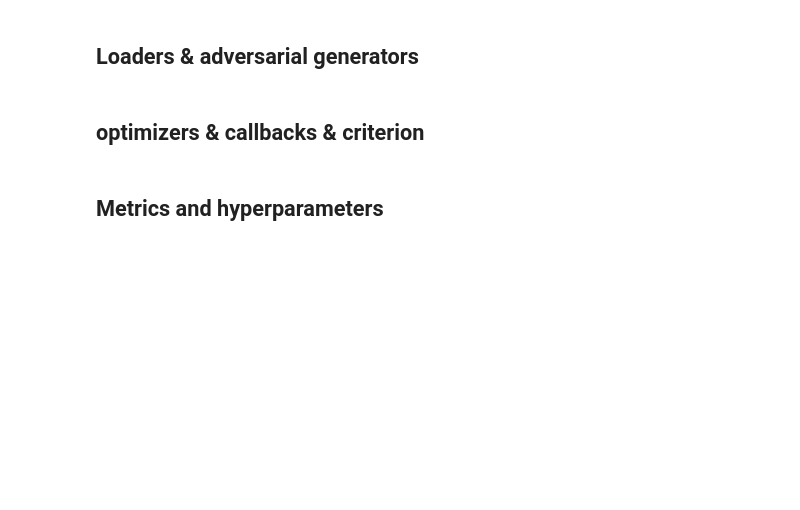
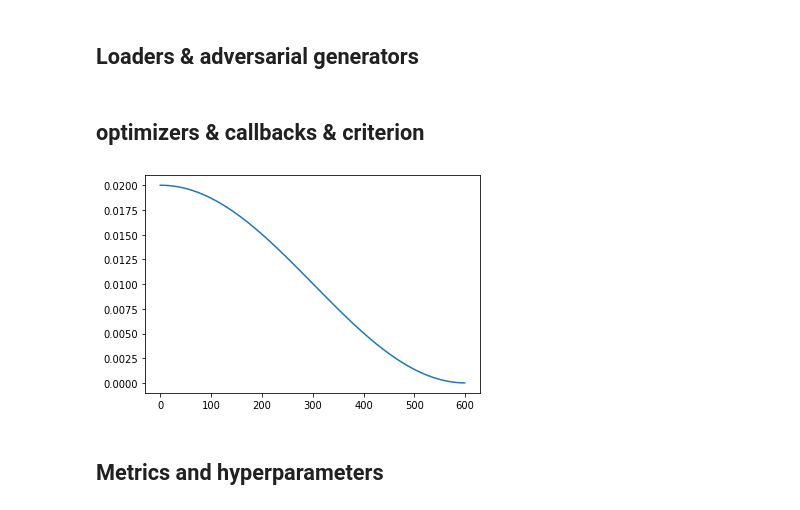
Before and after one commit to lcances/Deep-Co-Training, a Jupyter notebook: notebooks/co-training.ipynb, the cells around one changed output. Cells and saved outputs as stored; diff of their text form; code cells hidden in the pictures; blank space fills up the shorter version.

```diff
--- a/notebooks/co-training.ipynb
+++ b/notebooks/co-training.ipynb
@@ -438,6 +425,7 @@ adv_generator_2 = GradientSignAttack(
 ## optimizers & callbacks & criterion
 # %%
 params = m1.parameters()
+args.base_lr = 0.01
 optimizer = optim.SGD(params, lr=args.base_lr, momentum=args.momentum, weight_decay=args.decay)
 
 lr_lambda = lambda epoch: (1.0 + math.cos((epoch-1)*math.pi/args.epochs))
@@ -446,6 +434,16 @@ lr_scheduler = LambdaLR(optimizer, lr_lambda)
 criterion = nn.CrossEntropyLoss()
 
 callbacks = [lr_scheduler]
+# %%
+lr_lambda = lambda epoch: (1.0 + math.cos((epoch-1)*math.pi/args.epochs))
+
+x = np.arange(600)
+
+import matplotlib.pyplot as plt
+plt.plot([args.base_lr * lr_lambda(i) for i in x])
+plt.show()
+# %% [output]
+[figure, added]
 # %% [markdown]
 ## Metrics and hyperparameters
 # %%
```
Also changed, not shown: parts of 4 cells of this notebook, 8 other files.
